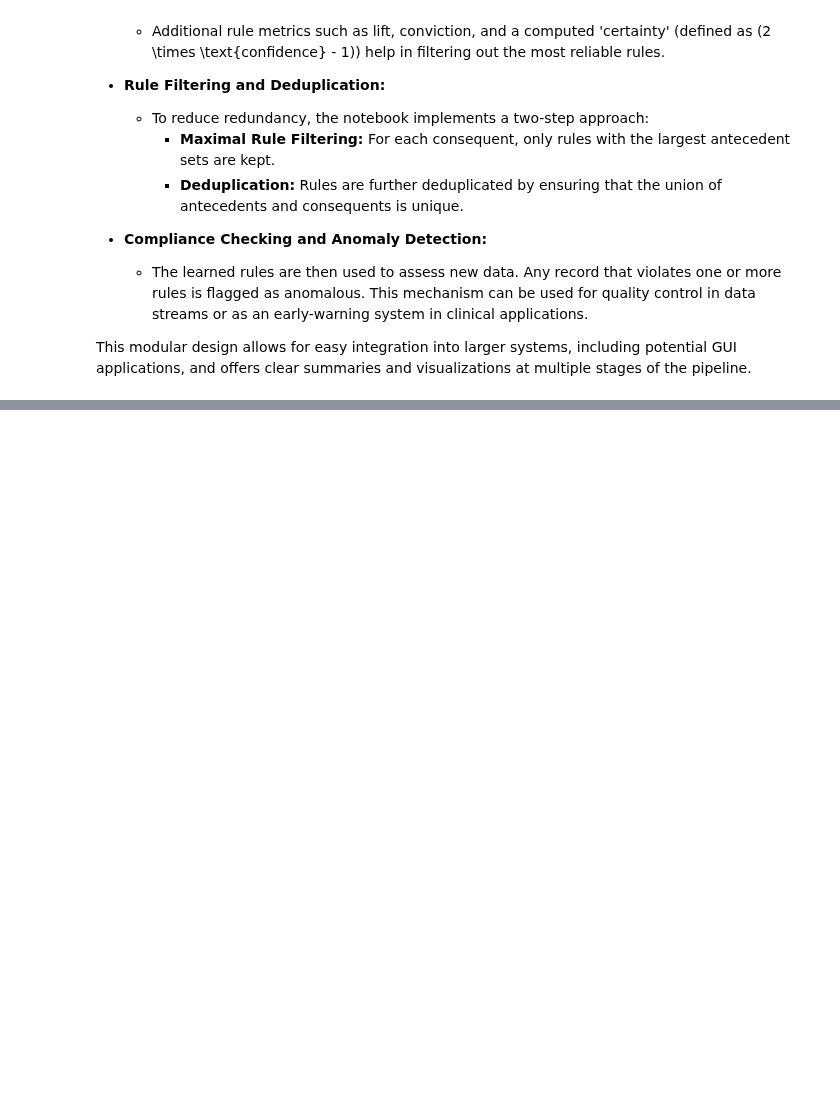
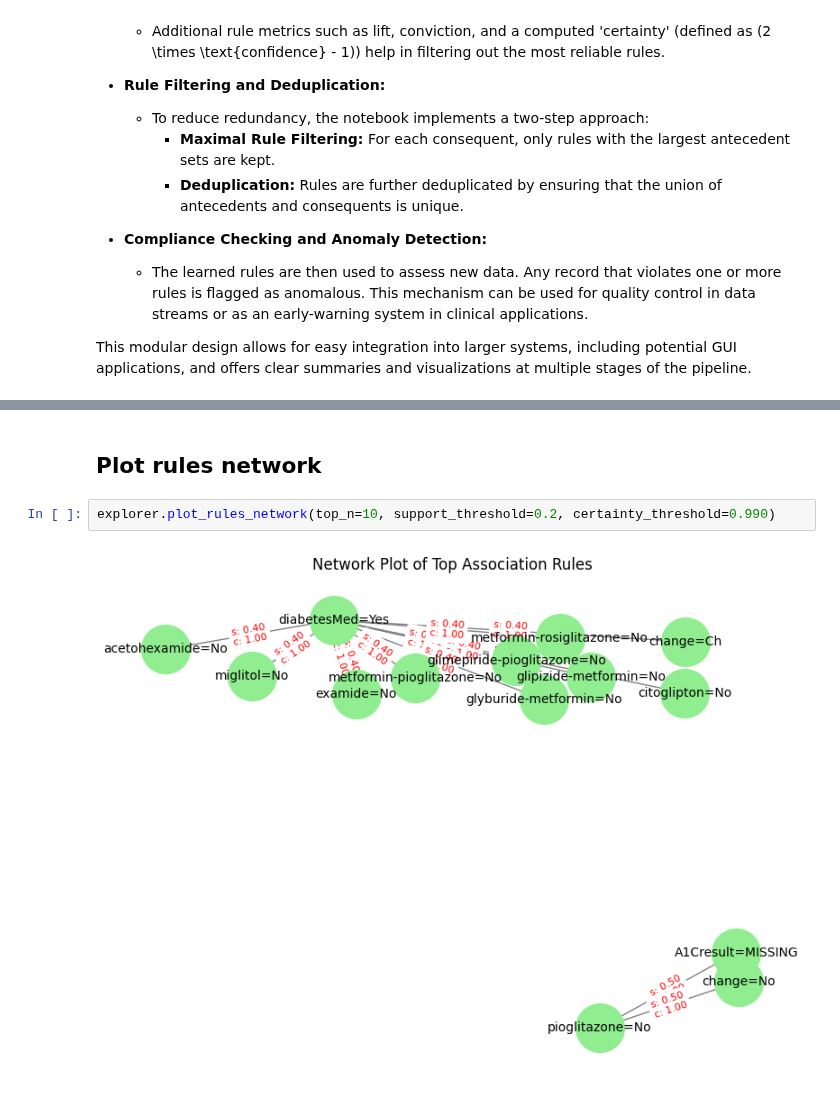
Before and after one commit to denizakdemir/denizakdemir.github.io, a Jupyter notebook: notebooks/HierarchyRules.ipynb, the cells around one changed output, grey strips where cells are left out. Saved outputs shown, nothing was run; the diff lists cells and outputs as text; blank space fills up the shorter version.

```diff
--- a/notebooks/HierarchyRules.ipynb
+++ b/notebooks/HierarchyRules.ipynb
@@ -793,3 +884,9 @@ Detected 3 anomalies in the test set.
+# %% [markdown]
+## Plot rules network
+# %%
+explorer.plot_rules_network(top_n=10, support_threshold=0.2, certainty_threshold=0.990)
+# %% [output]
+[figure, added]
 # %% [markdown]
 ## Additional Summaries and Future Directions
 
```
Also changed, not shown: parts of 5 cells of this notebook, 13 other files.
